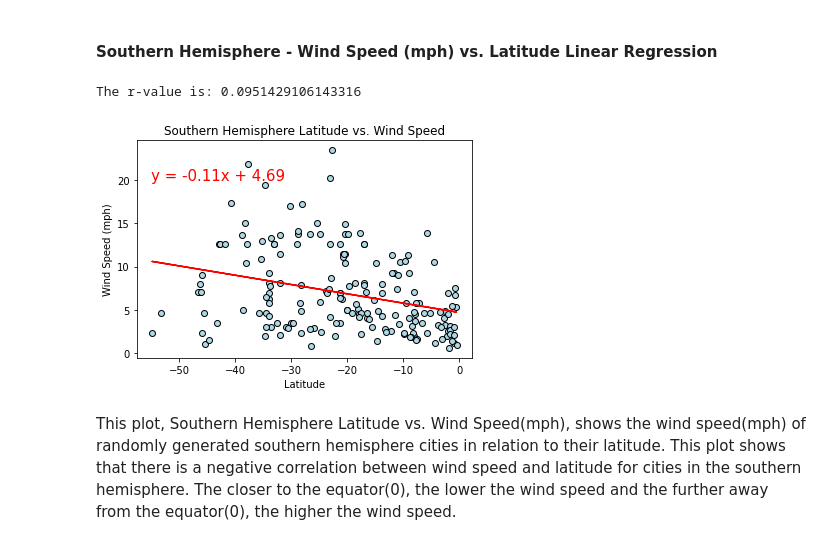
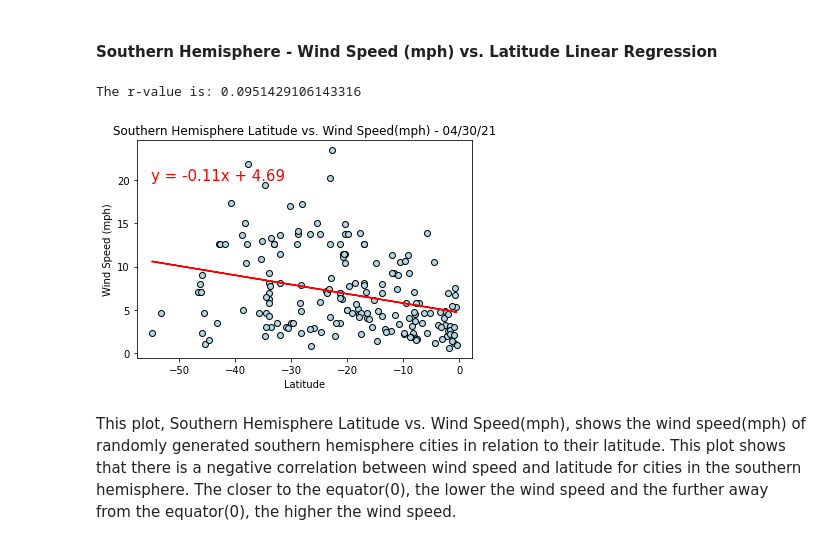
Before and after one commit to jenniecinelli/python-api-challenge, a Jupyter notebook: WeatherPy/WeatherPy.ipynb, the cells around one changed output. Drawn from its saved outputs; the diff is of its cells as text; code cells hidden in the pictures.

```diff
--- a/WeatherPy/WeatherPy.ipynb
+++ b/WeatherPy/WeatherPy.ipynb
@@ -518,34 +518,34 @@ This plot, Northern Hemisphere Latitude vs. Wind Speed(mph), shows the wind spee
 # %%
 x_values = southern_hemisphere['Lat']
 y_values = southern_hemisphere['Wind Speed']
 
 # Run linear regression
 (slope, intercept, rvalue, pvalue, stderr) = linregress(x_values, y_values)
 regress_values = x_values * slope + intercept
 line_eq = "y = " + str(round(slope,2)) + "x + " + str(round(intercept,2))
 
 # Plot scatter plot
 plt.scatter(x_values,y_values, facecolors="lightblue", edgecolors="black")
 
 # Plot regression line
 plt.plot(x_values,regress_values,"r-")
 plt.annotate(line_eq,(-55,20),fontsize=15,color="red")
 
 #titles
-plt.title('Southern Hemisphere Latitude vs. Wind Speed')
+plt.title('Southern Hemisphere Latitude vs. Wind Speed(mph) - 04/30/21')
 plt.xlabel('Latitude')
 plt.ylabel('Wind Speed (mph)')
 
 # Print r value
 print(f"The r-value is: {rvalue**2}")
 
 #save png
 plt.savefig('Output/Southern Latitude vs. Wind Speed.png')
 
 #show
 plt.show()
 # %% [output]
 The r-value is: 0.0951429106143316
-[figure, old version]
+[figure, new version]
 # %% [markdown]
 This plot, Southern Hemisphere Latitude vs. Wind Speed(mph), shows the wind speed(mph) of randomly generated southern hemisphere cities in relation to their latitude. This plot shows that there is a negative correlation between wind speed and latitude for cities in the southern hemisphere. The closer to the equator(0), the lower the wind speed and the further away from the equator(0), the higher the wind speed.
```
Also changed, not shown: parts of 5 cells of this notebook, 4 other files.
